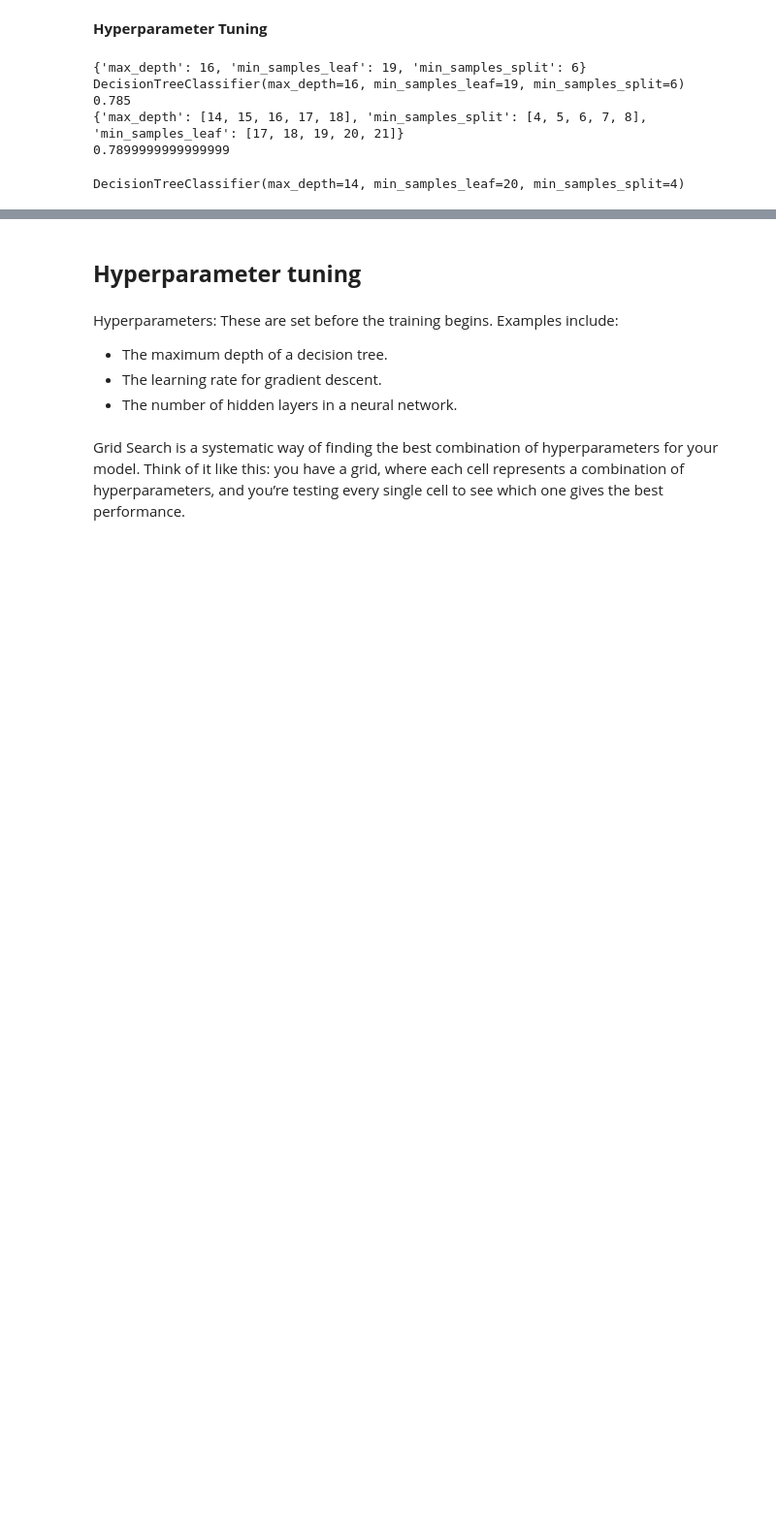
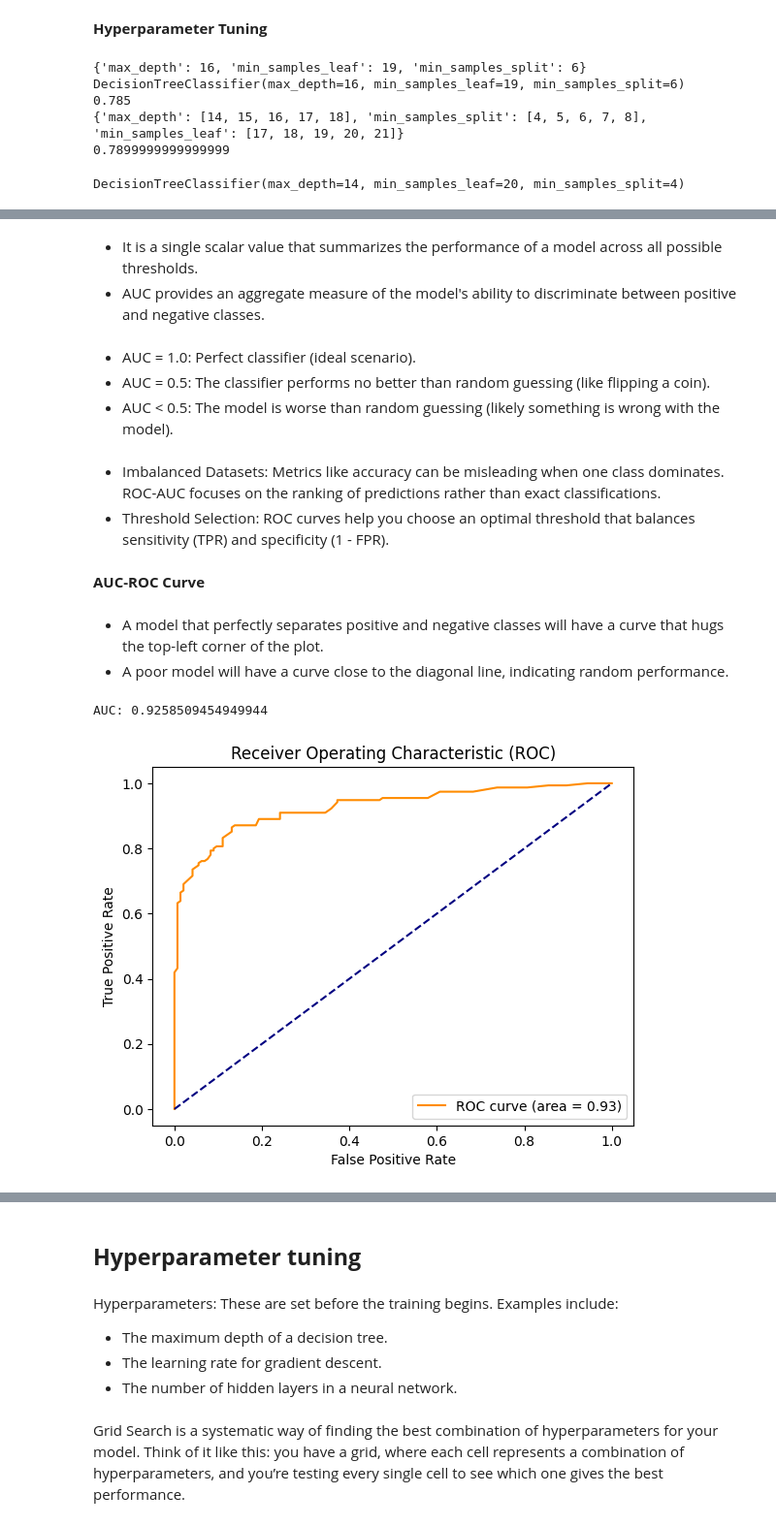
Before and after one commit to arjunravi26/Data-Science-Bootcamp, a Jupyter notebook: Week 17/Classification/practice.ipynb, the cells around one changed output, grey strips where cells are left out. Shown at 97% size. Saved outputs shown, nothing was run; the diff lists cells and outputs as text; code cells hidden in the pictures; blank space fills up the shorter version.

Commit message:
save model

```diff
--- a/Week 17/Classification/practice.ipynb
+++ b/Week 17/Classification/practice.ipynb
@@ -130,0 +151,51 @@ DecisionTreeClassifier(max_depth=14, min_samples_leaf=20, min_samples_split=4)
+# %% [markdown]
+* It is a single scalar value that summarizes the performance of a model across all possible thresholds.
+* AUC provides an aggregate measure of the model's ability to discriminate between positive and negative classes.
+# %% [markdown]
+* AUC = 1.0: Perfect classifier (ideal scenario).
+* AUC = 0.5: The classifier performs no better than random guessing (like flipping a coin).
+* AUC < 0.5: The model is worse than random guessing (likely something is wrong with the model).
+# %% [markdown]
+* Imbalanced Datasets: Metrics like accuracy can be misleading when one class dominates. ROC-AUC focuses on the ranking of predictions rather than exact classifications.
+* Threshold Selection: ROC curves help you choose an optimal threshold that balances sensitivity (TPR) and specificity (1 - FPR).
+# %% [markdown]
+**AUC-ROC Curve**
+# %% [markdown]
+* A model that perfectly separates positive and negative classes will have a curve that hugs the top-left corner of the plot.
+* A poor model will have a curve close to the diagonal line, indicating random performance.
+# %%
+from sklearn.metrics import roc_curve, auc
+from sklearn.model_selection import train_test_split
+from sklearn.ensemble import RandomForestClassifier
+from sklearn.datasets import make_classification
+
+# Create synthetic data
+X, y = make_classification(n_samples=1000, n_classes=2, random_state=42)
+X_train, X_test, y_train, y_test = train_test_split(X, y, test_size=0.3, random_state=42)
+
+# Train a Random Forest Classifier
+clf = RandomForestClassifier()
+clf.fit(X_train, y_train)
+
+# Predict probabilities
+y_prob = clf.predict_proba(X_test)[:, 1]  # Probabilities for the positive class
+
+# Compute ROC curve
+fpr, tpr, thresholds = roc_curve(y_test, y_prob)
+
+# Compute AUC
+roc_auc = auc(fpr, tpr)
+print(f"AUC: {roc_auc}")
+
+
+plt.figure()
+plt.plot(fpr, tpr, color='darkorange', label=f'ROC curve (area = {roc_auc:.2f})')
+plt.plot([0, 1], [0, 1], color='navy', linestyle='--')  # Diagonal line
+plt.xlabel('False Positive Rate')
+plt.ylabel('True Positive Rate')
+plt.title('Receiver Operating Characteristic (ROC)')
+plt.legend(loc='lower right')
+plt.show()
+# %% [output]
+AUC: 0.9258509454949944
+[figure, added]
```
Also changed, not shown: parts of 17 cells of this notebook, 2 other files.
